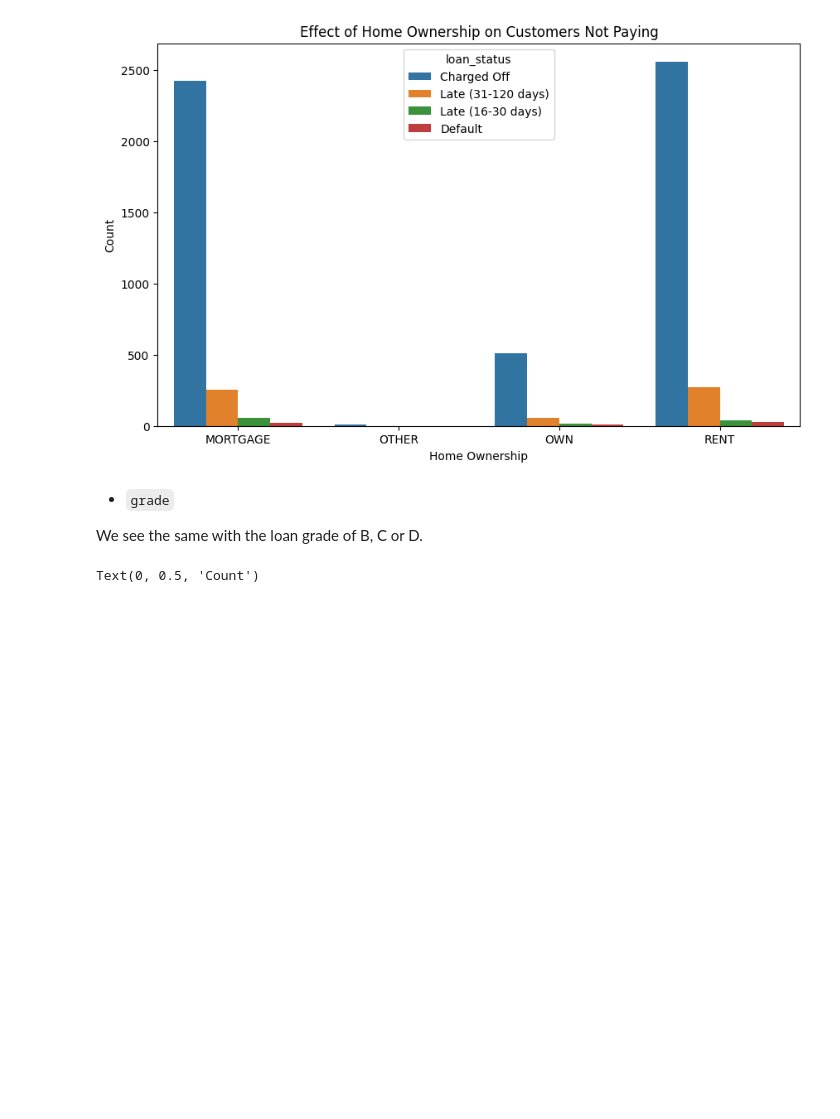
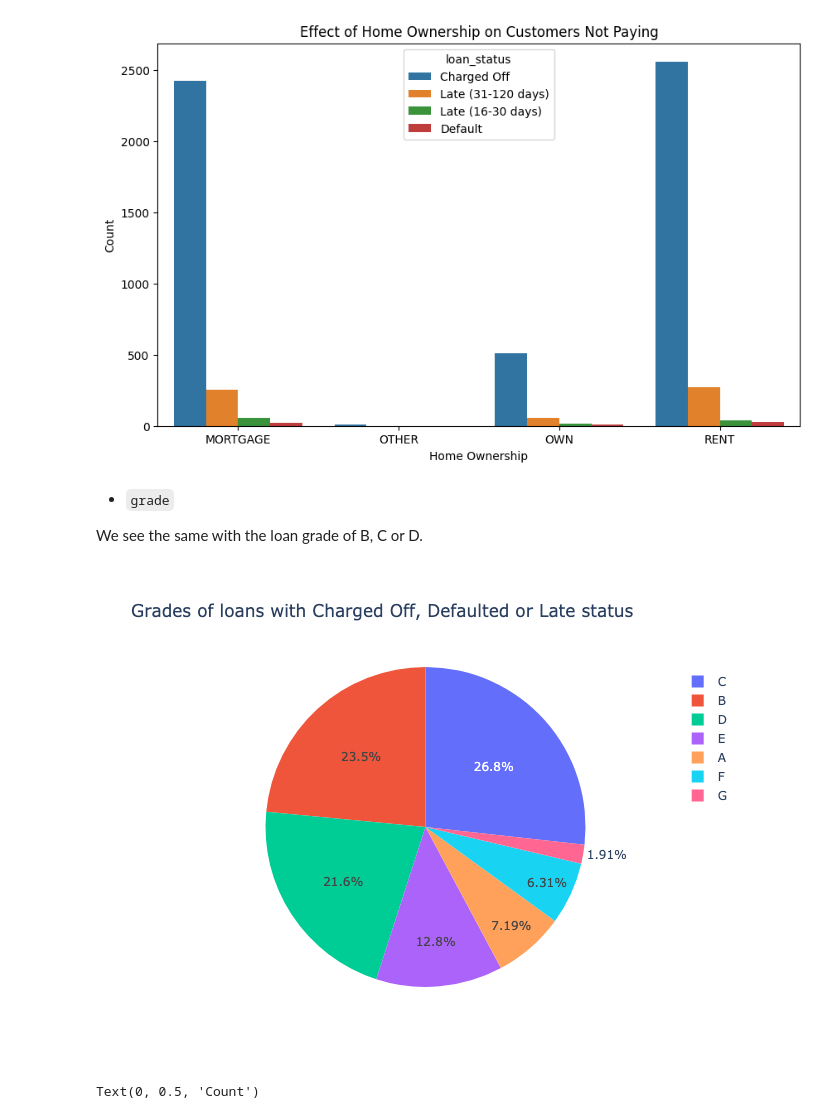
Before and after one commit to corynsexton/EDA-Customer-Loans-in-Finance, a Jupyter notebook: loan_analysis.ipynb, the cells around one changed output. Cells and saved outputs as stored; diff of their text form; code cells hidden in the pictures; blank space fills up the shorter version.

```diff
--- a/loan_analysis.ipynb
+++ b/loan_analysis.ipynb
@@ -261,12 +268,11 @@ plt.show()
 
 We see the same with the loan grade of B, C or D.
 # %%
-import plotly.express as px
-
 grade_data = df_loss.groupby(['grade'])['grade'].count().reset_index(name='count')
 
-fig = px.pie(grade_data, values='count', names='grade', title='Grades of loans with Charged Off, Defaulted or Late status')
-fig.show()
+px.pie(grade_data, values='count', names='grade', title='Grades of loans with Charged Off, Defaulted or Late status')
+# %% [output]
+[figure, added]
 # %%
 plt.figure(figsize=(10, 6))
 sns.countplot(x='grade', hue='loan_status', data=df_loss, order=sorted(df_loss['grade'].unique()))
```
Also changed, not shown: parts of 9 cells of this notebook.
